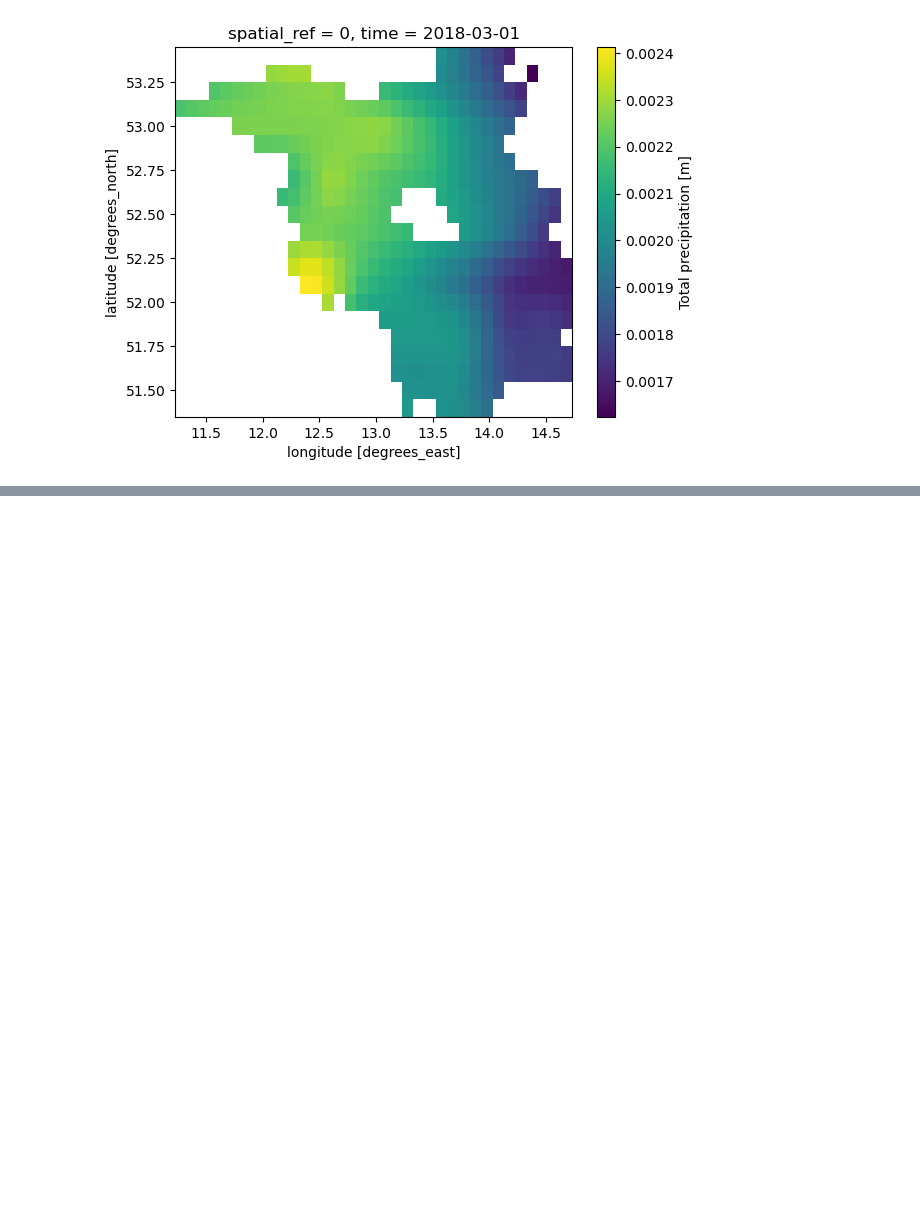
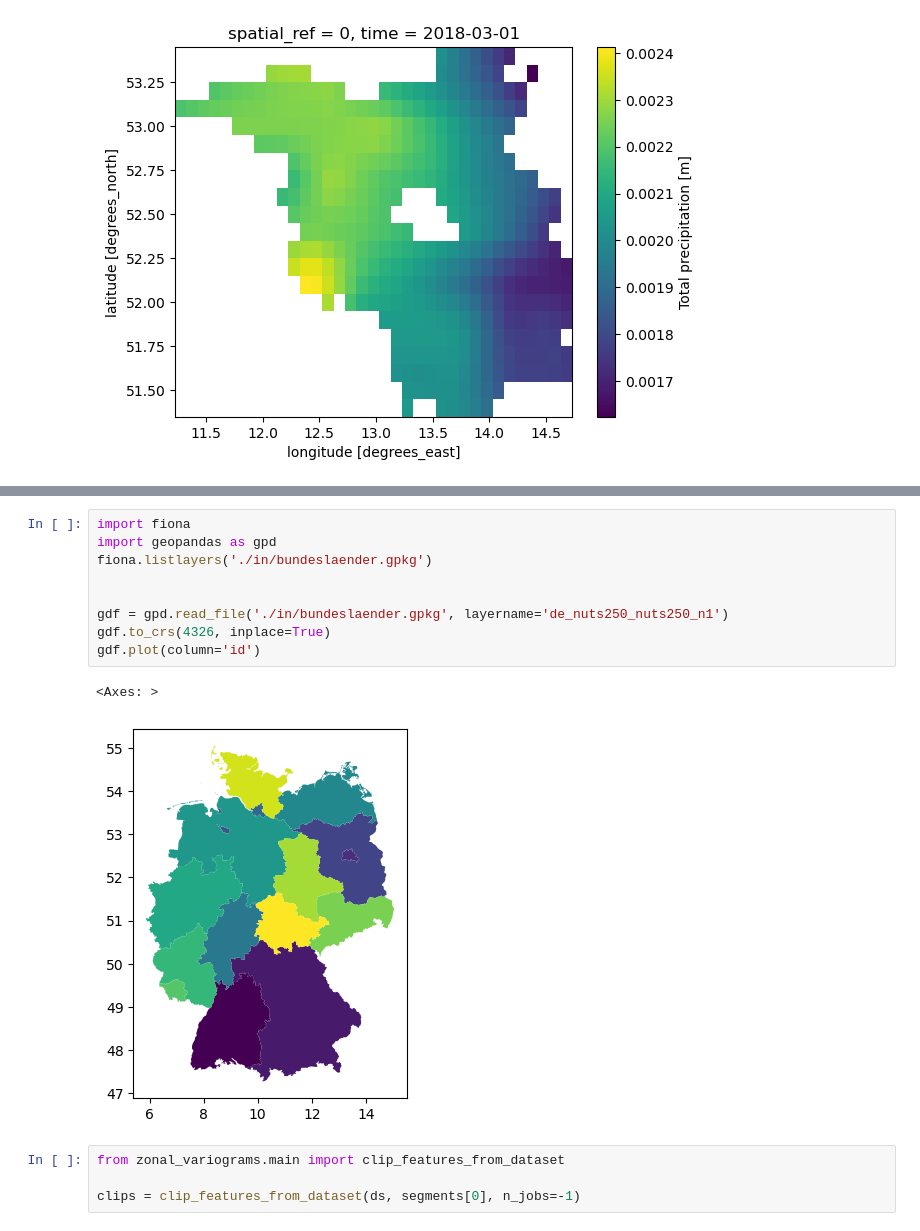
Before and after one commit to mmaelicke/zonal-variograms, a Jupyter notebook: examples.ipynb, the cells around one changed output, grey strips where cells are left out. Saved outputs shown, nothing was run; the diff lists cells and outputs as text; blank space fills up the shorter version.

```diff
--- a/examples.ipynb
+++ b/examples.ipynb
@@ -435,0 +455,16 @@ clips[1].isel(time=2).tp.plot.imshow()
+# %%
+import fiona
+import geopandas as gpd
+fiona.listlayers('./in/bundeslaender.gpkg')
+
+
+gdf = gpd.read_file('./in/bundeslaender.gpkg', layername='de_nuts250_nuts250_n1')
+gdf.to_crs(4326, inplace=True)
+gdf.plot(column='id')
+# %% [output]
+<Axes: >
+[figure, added]
+# %%
+from zonal_variograms.main import clip_features_from_dataset
+
+clips = clip_features_from_dataset(ds, segments[0], n_jobs=-1)
```
Also changed, not shown: parts of 4 cells of this notebook.
